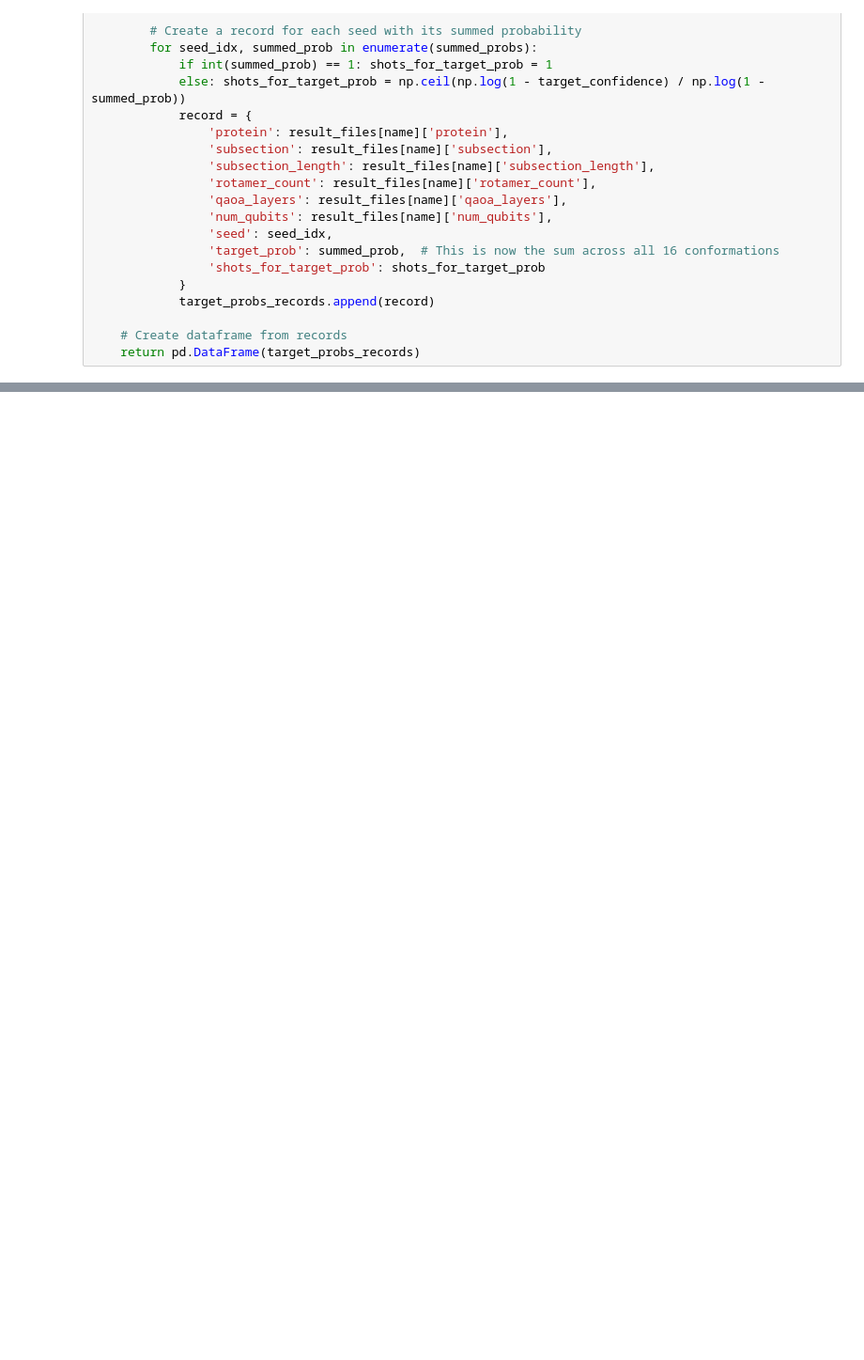
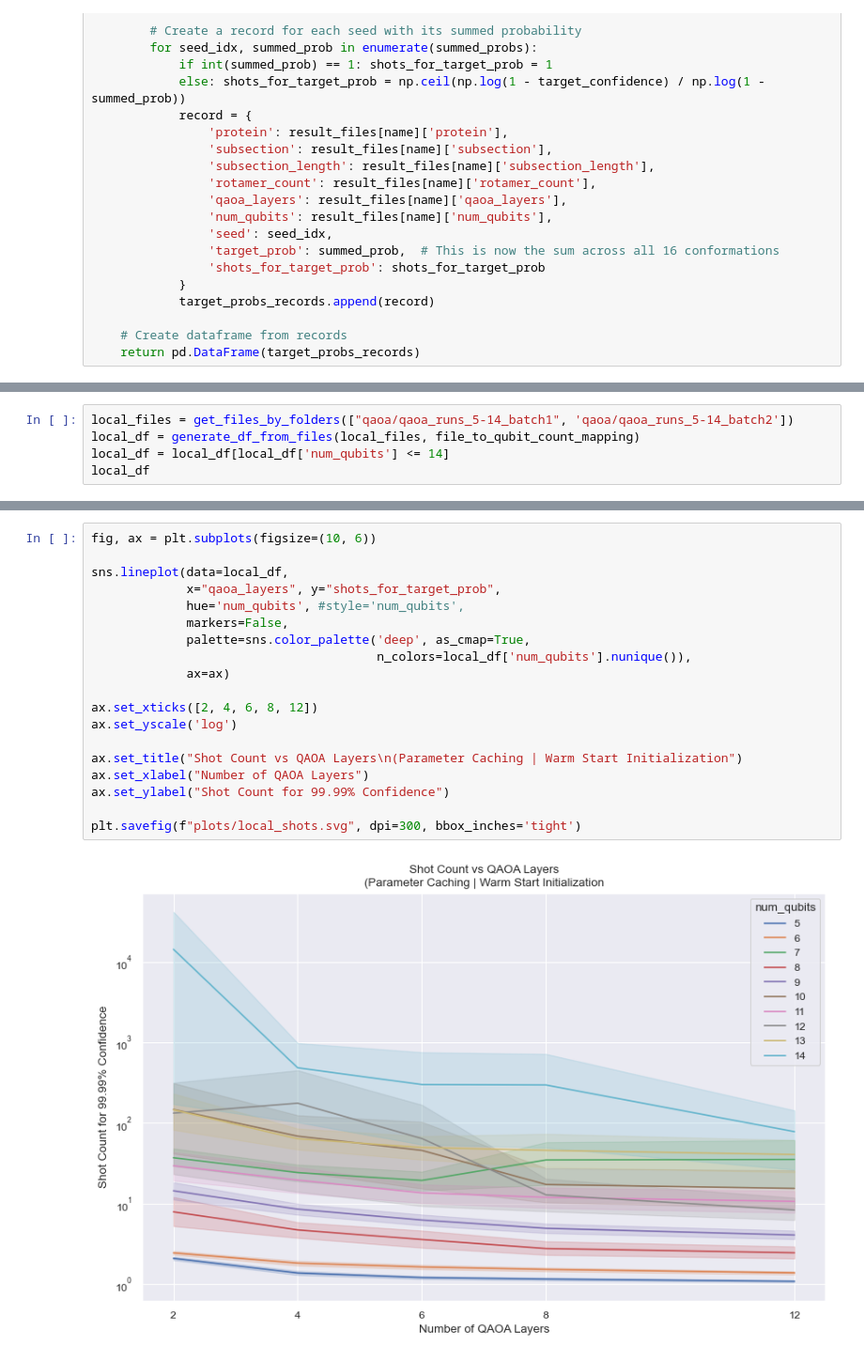
Before and after one commit to sebi-stewart/qml-protein-folding, a Jupyter notebook: plotting_colab_runs.ipynb, the cells around one changed output, grey strips where cells are left out. Shown at 94% size. Cells and saved outputs as stored; diff of their text form; blank space fills up the shorter version.

```diff
--- a/plotting_colab_runs.ipynb
+++ b/plotting_colab_runs.ipynb
@@ -105,0 +106,5 @@ colab_df
+# %%
+local_files = get_files_by_folders(["qaoa/qaoa_runs_5-14_batch1", 'qaoa/qaoa_runs_5-14_batch2'])
+local_df = generate_df_from_files(local_files, file_to_qubit_count_mapping)
+local_df = local_df[local_df['num_qubits'] <= 14]
+local_df
@@ -146,0 +166,21 @@ plt.savefig(f"plots/colab_probs.svg", dpi=300, bbox_inches='tight')
+# %%
+fig, ax = plt.subplots(figsize=(10, 6))
+
+sns.lineplot(data=local_df,
+             x="qaoa_layers", y="shots_for_target_prob",
+             hue='num_qubits', #style='num_qubits',
+             markers=False,
+             palette=sns.color_palette('deep', as_cmap=True,
+                                       n_colors=local_df['num_qubits'].nunique()),
+             ax=ax)
+
+ax.set_xticks([2, 4, 6, 8, 12])
+ax.set_yscale('log')
+
+ax.set_title("Shot Count vs QAOA Layers\n(Parameter Caching | Warm Start Initialization")
+ax.set_xlabel("Number of QAOA Layers")
+ax.set_ylabel("Shot Count for 99.99% Confidence")
+
+plt.savefig(f"plots/local_shots.svg", dpi=300, bbox_inches='tight')
+# %% [output]
+[figure, added]
```
Also changed, not shown: parts of 6 cells of this notebook, 4 other files.
